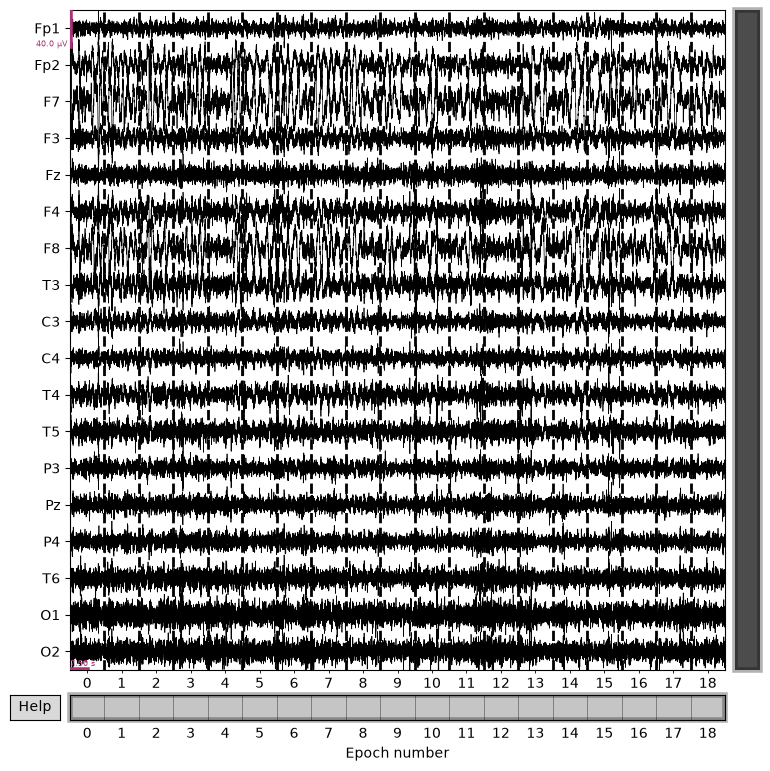
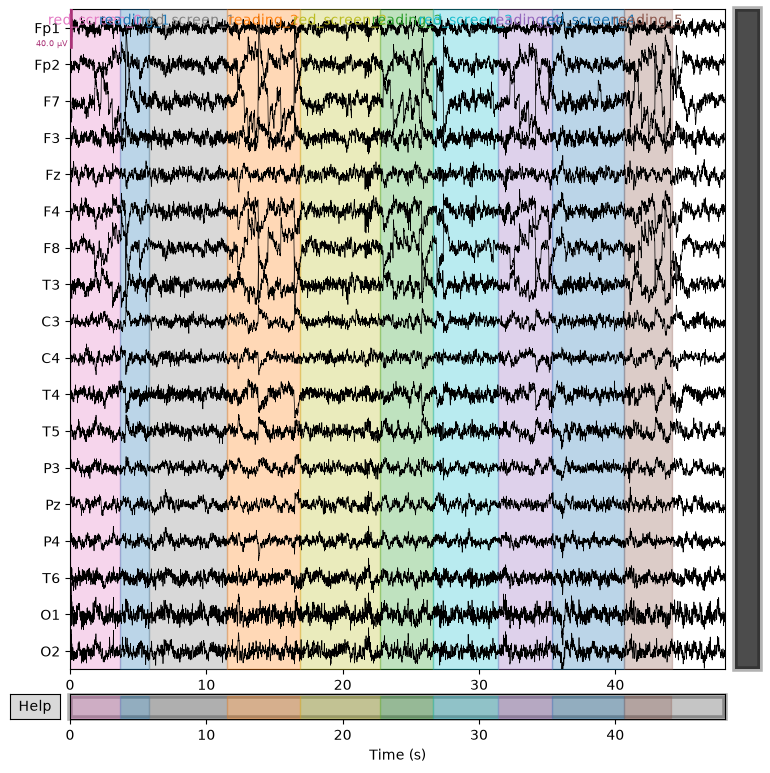
The notebook cell's code change between the first figure and the second:
--- before
+++ after
@@ -1,4 +1,5 @@
 # loaded data examples
-baseline[0]["eyes closed"].plot();
-main[0]["reading_5"].plot();
-main[0]["reading_1"].compute_psd().plot();
+main[0].raw.plot(duration=50);
+baseline[0].stages["eyes closed"].plot();
+main[0].stages["reading_5"].plot();
+main[0].stages["reading_1"].compute_psd().plot();

Commit: feat[f-extraction]: start building feature extraction module